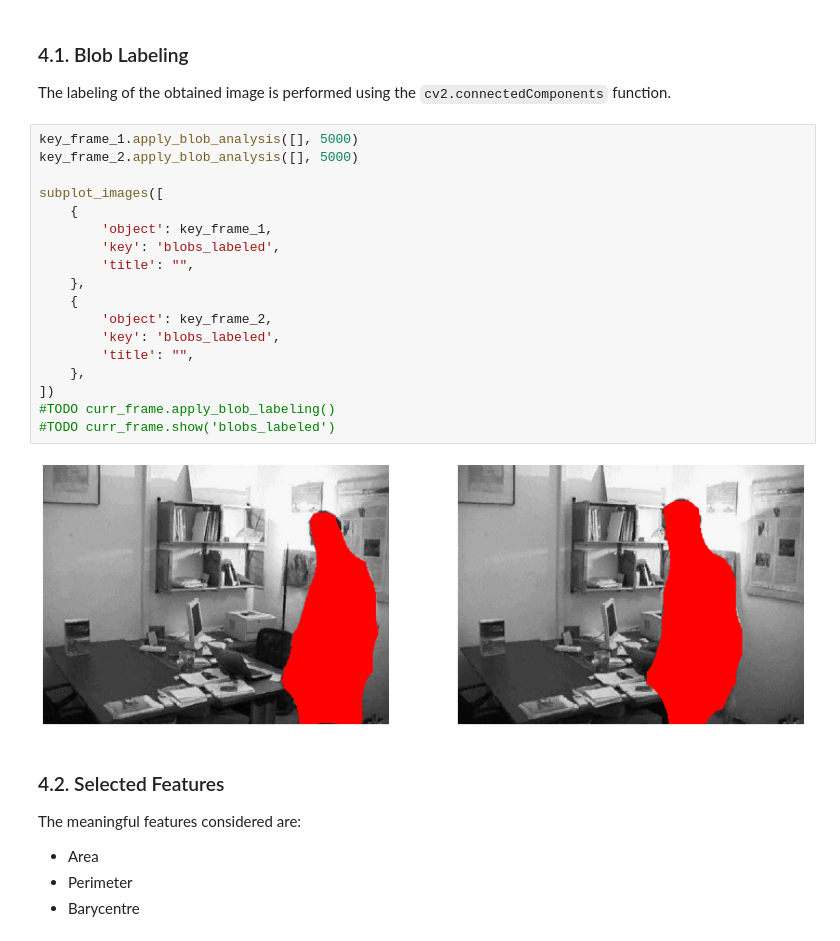
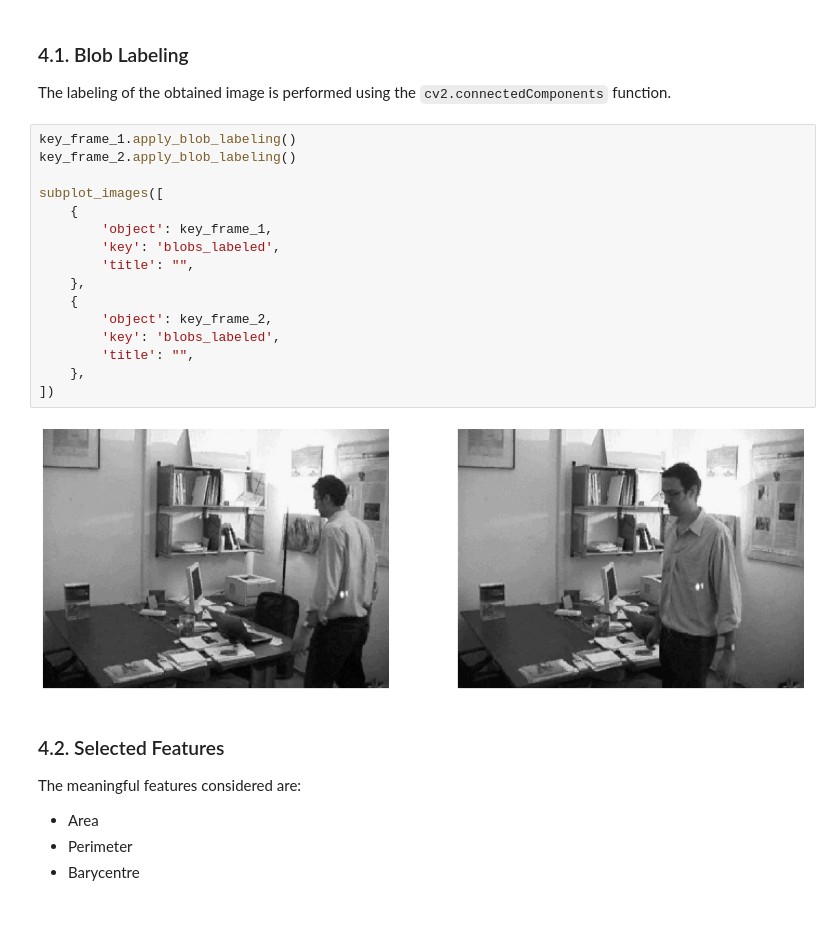
Before and after one commit to alessandrostockman/cv-intrusion-detection-project-work, a Jupyter notebook: Intrusion-Detection.ipynb, the cells around one changed output. Drawn from its saved outputs; the diff is of its cells as text.

```diff
--- a/Intrusion-Detection.ipynb
+++ b/Intrusion-Detection.ipynb
@@ -303,25 +303,23 @@ subplot_images([
 
 The labeling of the obtained image is performed using the `cv2.connectedComponents` function.
 # %%
-key_frame_1.apply_blob_analysis([], 5000)
-key_frame_2.apply_blob_analysis([], 5000)
+key_frame_1.apply_blob_labeling()
+key_frame_2.apply_blob_labeling()
 
 subplot_images([
     {
         'object': key_frame_1,
         'key': 'blobs_labeled',
         'title': "",
     },
     {
         'object': key_frame_2,
         'key': 'blobs_labeled',
         'title': "",
     },
 ])
-#TODO curr_frame.apply_blob_labeling()
-#TODO curr_frame.show('blobs_labeled')
 # %% [output]
-[figure, old version]
+[figure, new version]
 # %% [markdown]
 ### 4.2. Selected Features
 
```
Also changed, not shown: parts of 5 cells of this notebook, 1 other file.
